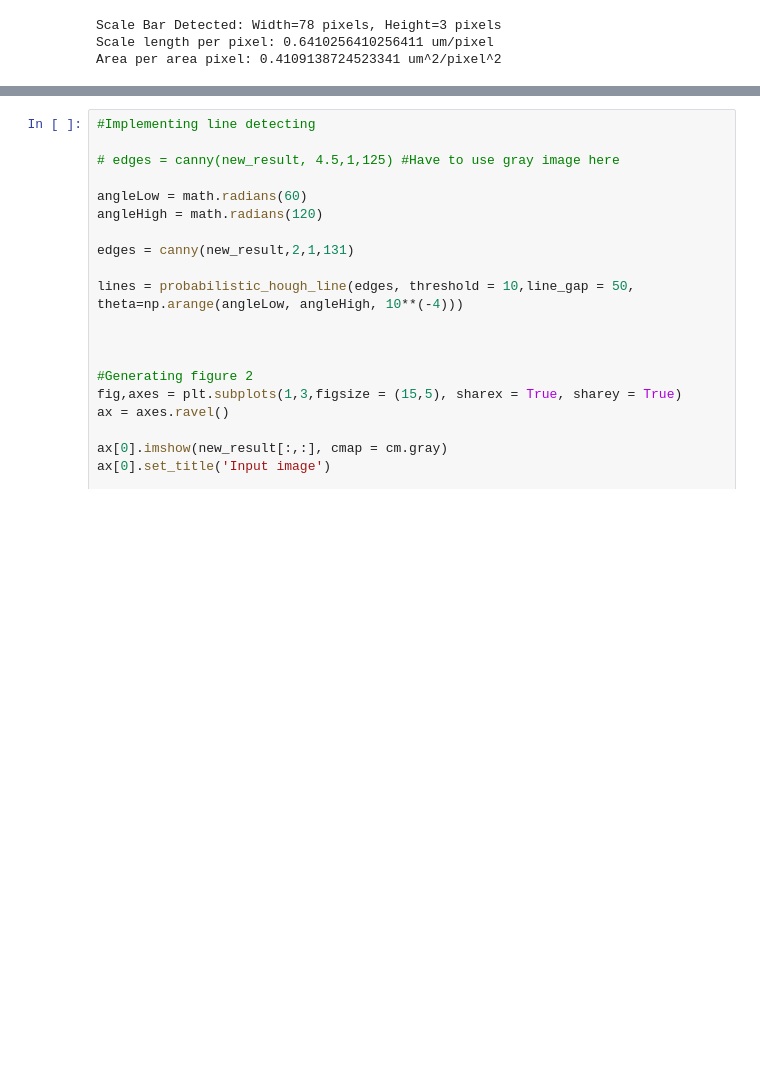
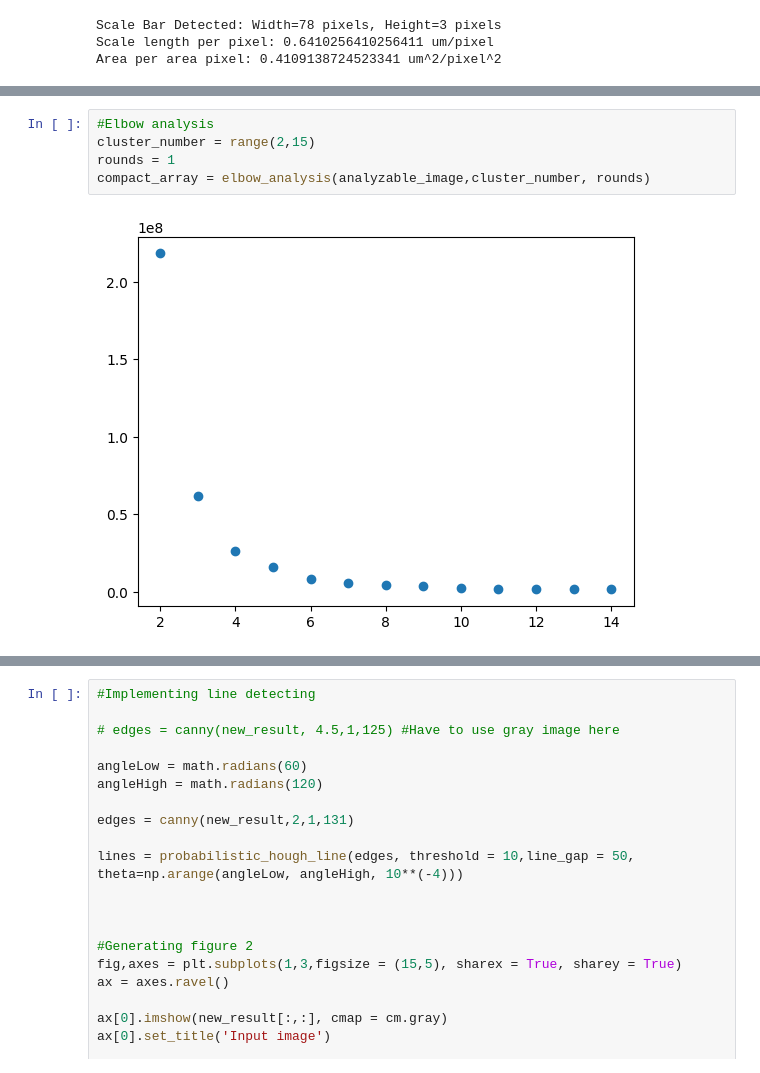
Before and after one commit to trunghth123/ImageProcessingLi, a Jupyter notebook: main.ipynb, the cells around one changed output, grey strips where cells are left out. Drawn from its saved outputs; the diff is of its cells as text; blank space fills up the shorter version.

```diff
--- a/main.ipynb
+++ b/main.ipynb
@@ -73,0 +67,7 @@ show_image(unknown)
+# %%
+#Elbow analysis
+cluster_number = range(2,15)
+rounds = 1
+compact_array = elbow_analysis(analyzable_image,cluster_number, rounds)
+# %% [output]
+[figure, added]
```
Also changed, not shown: parts of 8 cells of this notebook, 2 other files.
